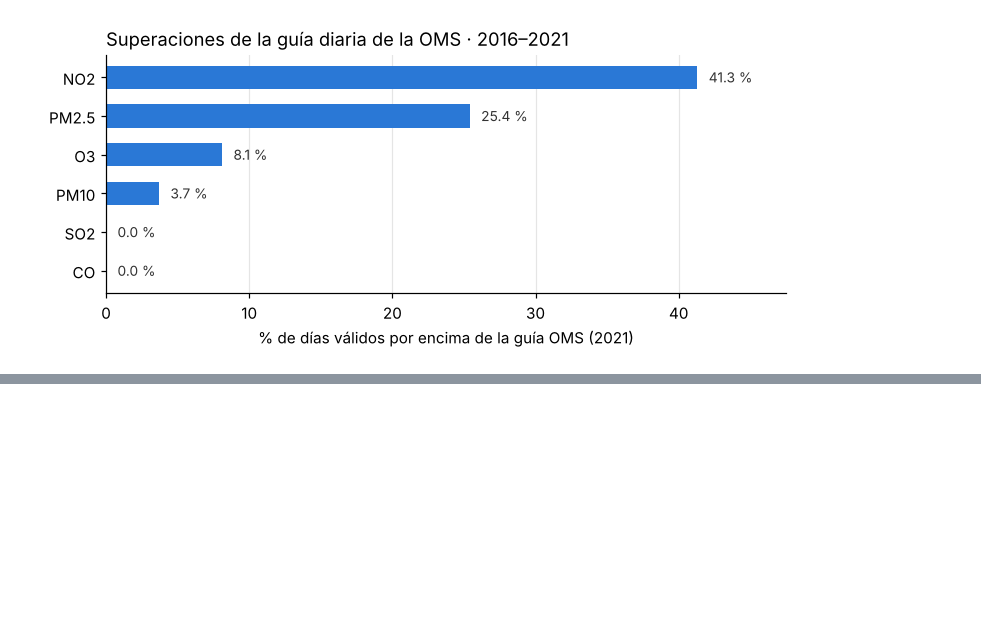
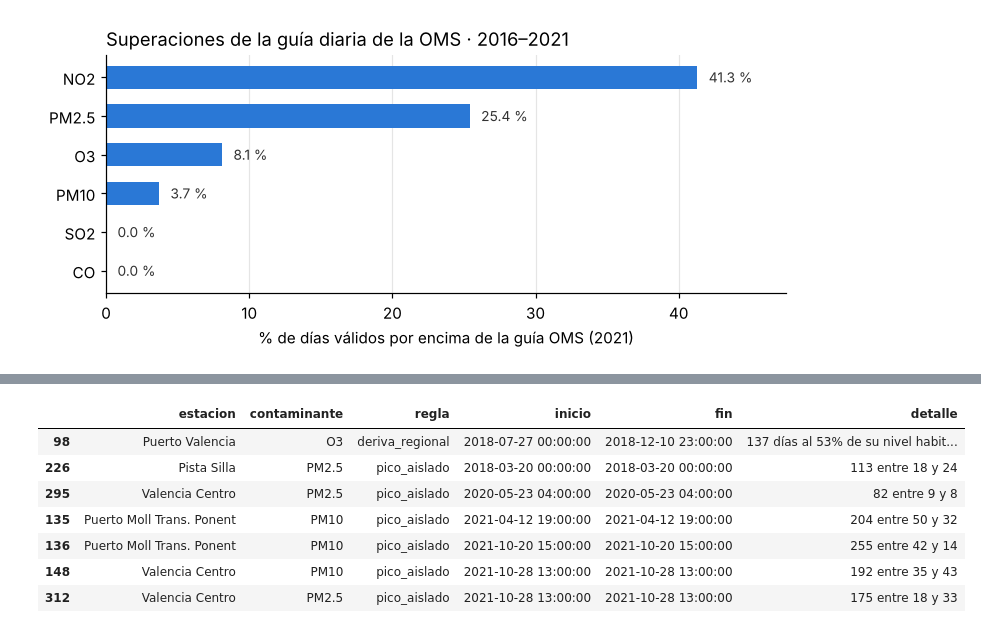
Before and after one commit to AdrianColomoMoragues/aire-valencia-dashboard, a Jupyter notebook: Documentation.ipynb, the cells around one changed output, grey strips where cells are left out. Drawn from its saved outputs; the diff is of its cells as text; code cells hidden in the pictures; blank space fills up the shorter version.

```diff
--- a/Documentation.ipynb
+++ b/Documentation.ipynb
@@ -527,0 +561,11 @@ El O₃ y el NO₂ se comportan como era de esperar. El O₃ se forma con la rad
+# %%
+inc[inc.regla != "valor_atascado"].sort_values(["regla", "inicio"])[["estacion", "contaminante", "regla", "inicio", "fin", "detalle"]]
+# %% [output]
+|  | estacion | contaminante | regla | inicio | fin | detalle |
+| 98 | Puerto Valencia | O3 | deriva_regional | 2018-07-27 00:00:00 | 2018-12-10 23:00:00 | 137 días al 53% de su nivel habit... |
+| 226 | Pista Silla | PM2.5 | pico_aislado | 2018-03-20 00:00:00 | 2018-03-20 00:00:00 | 113 entre 18 y 24 |
+| 295 | Valencia Centro | PM2.5 | pico_aislado | 2020-05-23 04:00:00 | 2020-05-23 04:00:00 | 82 entre 9 y 8 |
+| 135 | Puerto Moll Trans. Ponent | PM10 | pico_aislado | 2021-04-12 19:00:00 | 2021-04-12 19:00:00 | 204 entre 50 y 32 |
+| 136 | Puerto Moll Trans. Ponent | PM10 | pico_aislado | 2021-10-20 15:00:00 | 2021-10-20 15:00:00 | 255 entre 42 y 14 |
+| 148 | Valencia Centro | PM10 | pico_aislado | 2021-10-28 13:00:00 | 2021-10-28 13:00:00 | 192 entre 35 y 43 |
+| 312 | Valencia Centro | PM2.5 | pico_aislado | 2021-10-28 13:00:00 | 2021-10-28 13:00:00 | 175 entre 18 y 33 |
```
Also changed, not shown: parts of 13 cells of this notebook, 6 other files.
